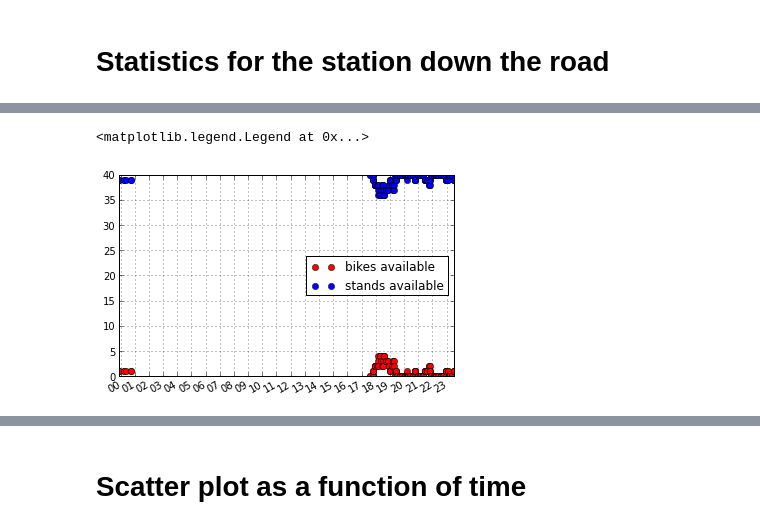
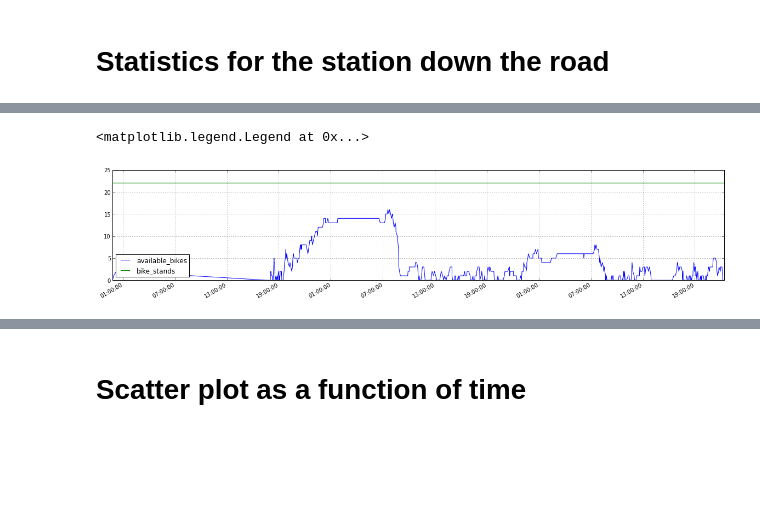
Before and after one commit to flothesof/VelibApp, a Jupyter notebook: Data Analysis.ipynb, the cells around one changed output, grey strips where cells are left out. Saved outputs shown, nothing was run; the diff lists cells and outputs as text; code cells hidden in the pictures; blank space fills up the shorter version.

```diff
--- a/Data Analysis.ipynb
+++ b/Data Analysis.ipynb
@@ -62,5 +73,5 @@ df.bike_stands.hist()
 # %% [markdown]
 # Statistics for the station down the road
 # %%
-my_station = df[df.station_number == 31705]
+my_station = df[df.station_number == 14019]
 # %%
@@ -86,15 +93,9 @@ print my_station[:10]
-# %%
-fig = figure()
-t = timestamps_2_datetime(my_station.last_update)
-plot_date(t, my_station.available_bikes, 'ro', label="bikes available")
-plot_date(t, my_station.available_bike_stands, 'bo', label="stands available")
-ax = gca()
-ax.xaxis.set_major_locator(mpl.dates.HourLocator())
-hoursFmt = DateFormatter('%H')
-ax.xaxis.set_major_formatter(hoursFmt)
-fig.autofmt_xdate()
-grid(True)
-legend(loc=5)
-# %% [output]
-<matplotlib.legend.Legend at 0x...>
-[figure, removed]
+# %%
+fig = figure(figsize=(20, 4))
+#my_station.available_bike_stands.plot()
+my_station.available_bikes.plot()
+my_station.bike_stands.plot()
+legend(loc = 3)
+# %% [output]
+<matplotlib.legend.Legend at 0x...>
+[figure, added]
```
Also changed, not shown: parts of 21 cells of this notebook.
